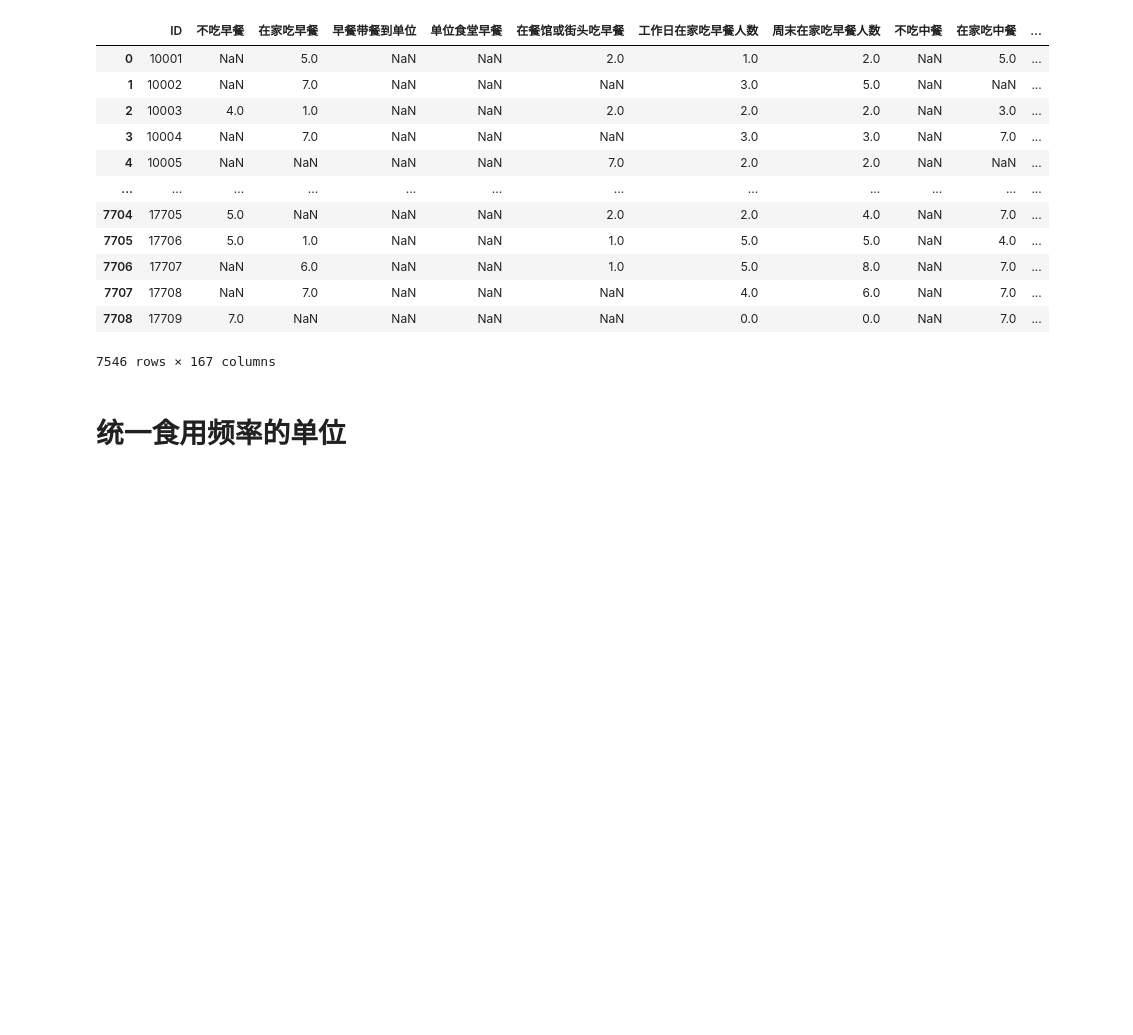
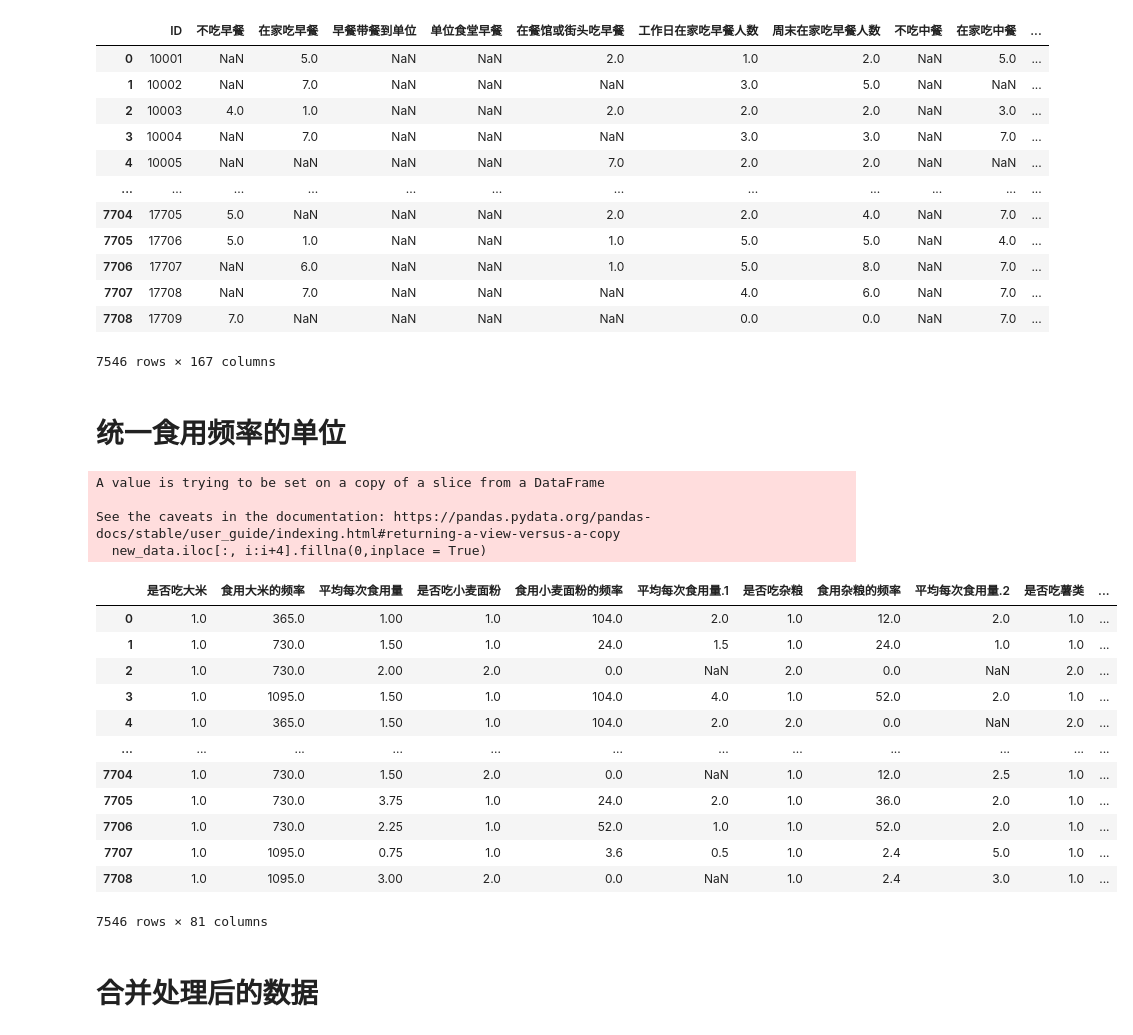
Before and after one commit to shallow-oss/MathModel, a Jupyter notebook: 模拟赛3/第一问/p1.ipynb, the cells around one changed output. Drawn from its saved outputs; the diff is of its cells as text; code cells hidden in the pictures; blank space fills up the shorter version.

```diff
--- a/模拟赛3/第一问/p1.ipynb
+++ b/模拟赛3/第一问/p1.ipynb
@@ -67,3 +67,37 @@ data
 7546 rows × 167 columns
 # %% [markdown]
 # 统一食用频率的单位
+# %%
+new_data = data.iloc[:,22:-10]
+# 循环处理每个数据集
+for i in range(0, 5*27, 5):
+    new_data.iloc[:, i:i+4].fillna(0,inplace = True)
+    # 根据第一列的值，将后三列的值进行合并
+    new_data.loc[new_data.iloc[:, i] == 1, new_data.iloc[:, i:i+4].columns[1] ] = new_data.iloc[:, i+1] * 365 + new_data.iloc[:, i+2] * 52 + new_data.iloc[:, i+3] * 12
+
+columns_to_drop = []
+for i in range(24,155,5):
+    columns_to_drop.append(f'Unnamed: {i}')
+    columns_to_drop.append(f'Unnamed: {i+1}')
+new_data.drop(columns=columns_to_drop, axis=1, inplace=True)
+new_data
+# %% [output]
+A value is trying to be set on a copy of a slice from a DataFrame
+
+See the caveats in the documentation: https://pandas.pydata.org/pandas-docs/stable/user_guide/indexing.html#returning-a-view-versus-a-copy
+  new_data.iloc[:, i:i+4].fillna(0,inplace = True)
+|  | 是否吃大米 | 食用大米的频率 | 平均每次食用量 | 是否吃小麦面粉 | 食用小麦面粉的频率 | 平均每次食用量.1 | 是否吃杂粮 | 食用杂粮的频率 | 平均每次食用量.2 | 是否吃薯类 | ... |
+| 0 | 1.0 | 365.0 | 1.00 | 1.0 | 104.0 | 2.0 | 1.0 | 12.0 | 2.0 | 1.0 | ... |
+| 1 | 1.0 | 730.0 | 1.50 | 1.0 | 24.0 | 1.5 | 1.0 | 24.0 | 1.0 | 1.0 | ... |
+| 2 | 1.0 | 730.0 | 2.00 | 2.0 | 0.0 | NaN | 2.0 | 0.0 | NaN | 2.0 | ... |
+| 3 | 1.0 | 1095.0 | 1.50 | 1.0 | 104.0 | 4.0 | 1.0 | 52.0 | 2.0 | 1.0 | ... |
+| 4 | 1.0 | 365.0 | 1.50 | 1.0 | 104.0 | 2.0 | 2.0 | 0.0 | NaN | 2.0 | ... |
+| ... | ... | ... | ... | ... | ... | ... | ... | ... | ... | ... | ... |
+| 7704 | 1.0 | 730.0 | 1.50 | 2.0 | 0.0 | NaN | 1.0 | 12.0 | 2.5 | 1.0 | ... |
+| 7705 | 1.0 | 730.0 | 3.75 | 1.0 | 24.0 | 2.0 | 1.0 | 36.0 | 2.0 | 1.0 | ... |
+| 7706 | 1.0 | 730.0 | 2.25 | 1.0 | 52.0 | 1.0 | 1.0 | 52.0 | 2.0 | 1.0 | ... |
+| 7707 | 1.0 | 1095.0 | 0.75 | 1.0 | 3.6 | 0.5 | 1.0 | 2.4 | 5.0 | 1.0 | ... |
+| 7708 | 1.0 | 1095.0 | 3.00 | 2.0 | 0.0 | NaN | 1.0 | 2.4 | 3.0 | 1.0 | ... |
+7546 rows × 81 columns
+# %% [markdown]
+# 合并处理后的数据
```
Also changed, not shown: parts of 8 cells of this notebook, 3 other files.
